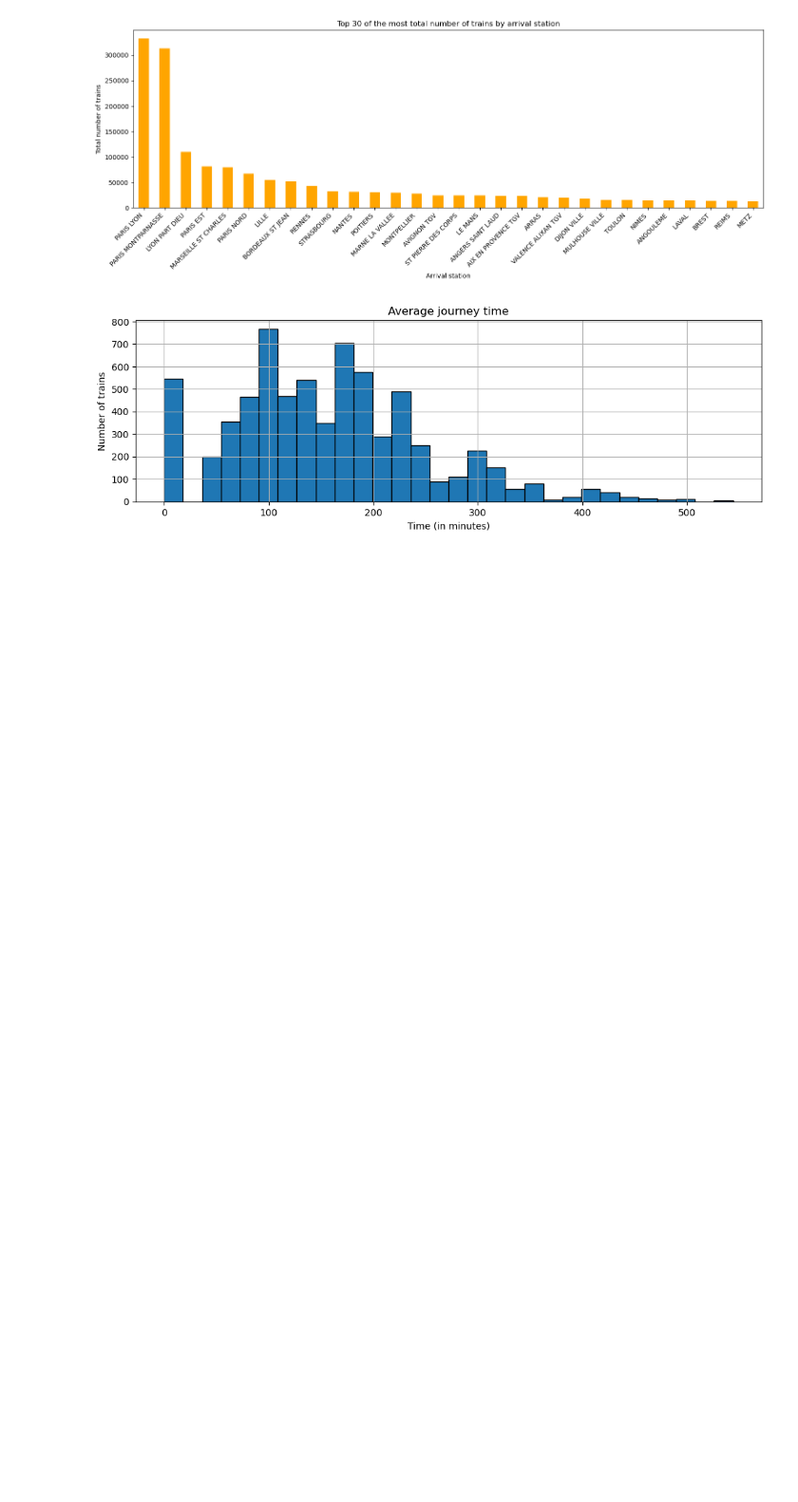
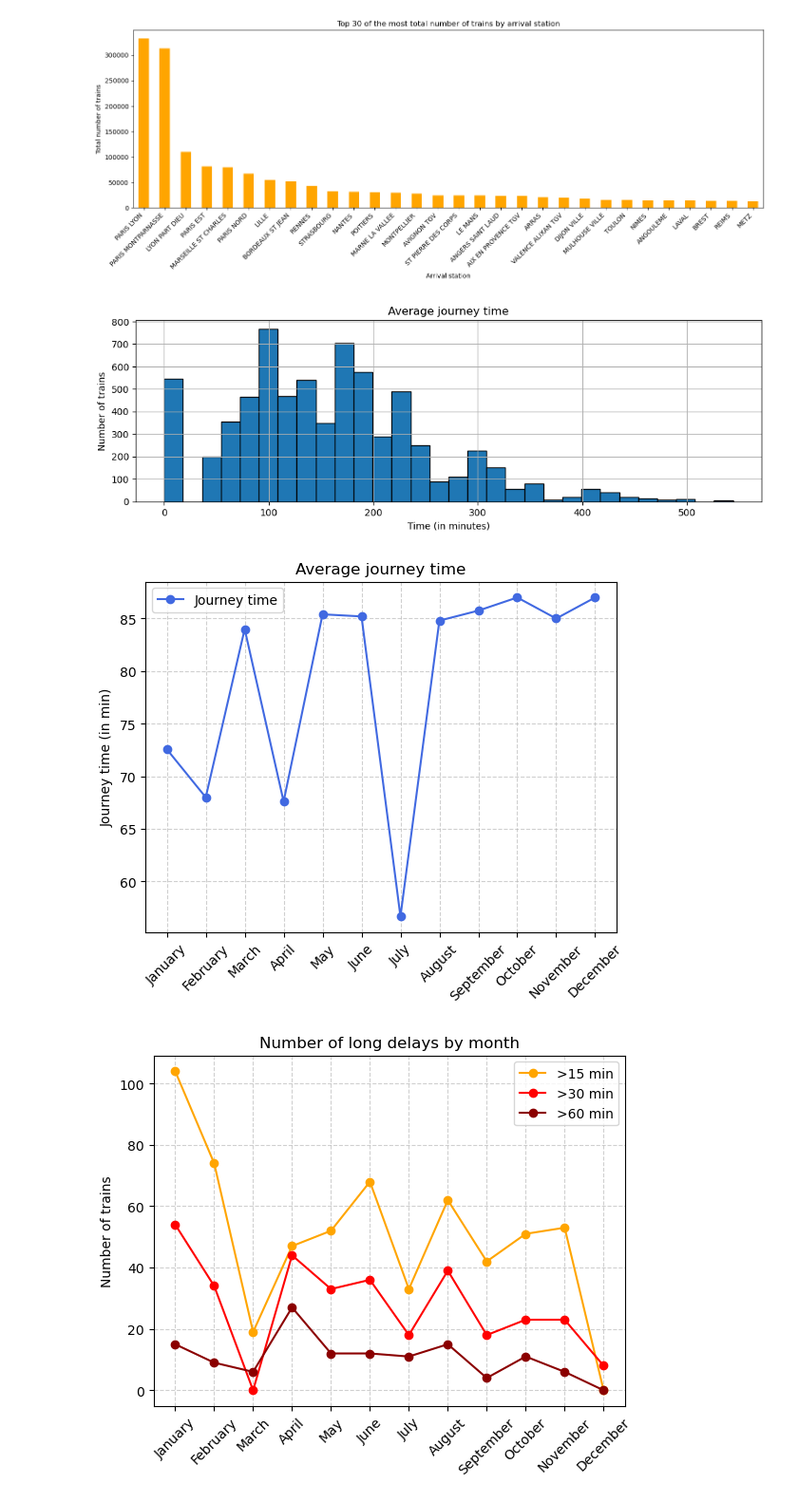
Before and after one commit to Martin-Matin-Muller/Tardis-EPITECH, a Jupyter notebook: tardis_eda.ipynb, the cells around one changed output. Shown at 95% size. Drawn from its saved outputs; the diff is of its cells as text; code cells hidden in the pictures; blank space fills up the shorter version.

Commit message:
[ADD] - Added more graphs for dashboard at the end of the file

```diff
--- a/tardis_eda.ipynb
+++ b/tardis_eda.ipynb
@@ -446,3 +446,75 @@ plt.grid(True)
 plt.show()
 # %% [output]
 [figure]
+# %%
+import pandas as pd
+import matplotlib.pyplot as plt
+
+def plot_line_dashboard(departure_station, arrival_station):
+    line_df = df[(df['Departure station'] == departure_station) &
+                 (df['Arrival station'] == arrival_station)]
+
+    # reorder the month so its not in alphabetical order anymore
+    month_order = ['January', 'February', 'March', 'April', 'May', 'June',
+                   'July', 'August', 'September', 'October', 'November', 'December']
+
+    monthly_journey_time = line_df.groupby('Month')['Average journey time'].mean().reindex(month_order)
+    monthly_delay_15 = line_df.groupby('Month')['Number of trains delayed > 15min'].sum().reindex(month_order)
+    monthly_delay_30 = line_df.groupby('Month')['Number of trains delayed > 30min'].sum().reindex(month_order)
+    monthly_delay_60 = line_df.groupby('Month')['Number of trains delayed > 60min'].sum().reindex(month_order)
+    monthly_avg_arrival_delay = line_df.groupby('Month')['Average delay of all trains at arrival'].mean().reindex(month_order)
+
+    # colons for the reason of delay
+    causes_cols = [
+        'Pct delay due to external causes',
+        'Pct delay due to infrastructure',
+        'Pct delay due to traffic management',
+        'Pct delay due to rolling stock',
+        'Pct delay due to station management and equipment reuse',
+        'Pct delay due to passenger handling (crowding, disabled persons, connections)'
+    ]
+    mean_causes = line_df[causes_cols].mean().dropna().sort_values()
+
+    # Graph °1: Average journey time
+    plt.plot(monthly_journey_time.index, monthly_journey_time.values, label="Journey time", marker='o', color='royalblue')
+    plt.title("Average journey time")
+    plt.ylabel("Journey time (in min)")
+    plt.xticks(monthly_journey_time.index)
+    plt.tick_params(axis='x', rotation=45)
+    plt.legend()
+    plt.grid(True, linestyle='--', alpha=0.6)
+    plt.show()
+
+    # Graph °2: Number of long delays by  month
+    plt.plot(monthly_delay_15.index, monthly_delay_15.values, label=">15 min", marker='o', color='orange')
+    plt.plot(monthly_delay_30.index, monthly_delay_30.values, label=">30 min", marker='o', color='red')
+    plt.plot(monthly_delay_60.index, monthly_delay_60.values, label=">60 min", marker='o', color='darkred')
+    plt.title("Number of long delays by month")
+    plt.ylabel("Number of trains")
+    plt.xticks(monthly_delay_15.index)
+    plt.tick_params(axis='x', rotation=45)
+    plt.legend()
+    plt.grid(True, linestyle='--', alpha=0.6)
+    plt.show()
+
+    # Graph °3: Distribution of the different causes of delay
+    plt.barh(mean_causes.index, mean_causes.values, color='salmon')
+    plt.title("Distribution of the different causes of delay")
+    plt.xlabel("Average percentage (%)")
+    plt.show()
+
+    # Graph °4: Average delay at arrival
+    plt.plot(monthly_avg_arrival_delay.index, monthly_avg_arrival_delay.values, label="Average delay", marker='o', color='purple')
+    plt.title("Average delay at arrival")
+    plt.ylabel("Delay (in min)")
+    plt.xticks(monthly_avg_arrival_delay.index)
+    plt.tick_params(axis='x', rotation=45)
+    plt.grid(True, linestyle='--', alpha=0.6)
+    plt.legend()
+    plt.show()
+
+# call the function
+plot_line_dashboard("PARIS EST", "METZ")
+# %% [output]
+[figure, added]
+[figure, added]
```
Also changed, not shown: parts of 1 cell of this notebook.
